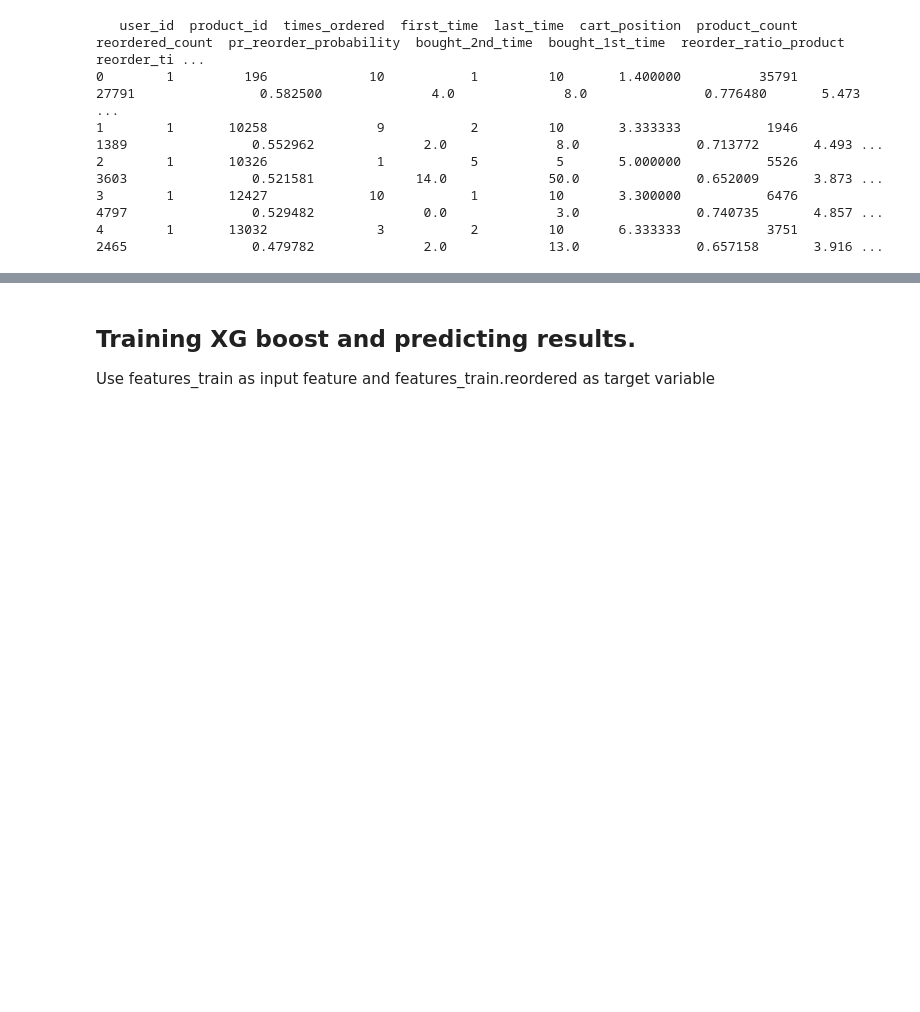
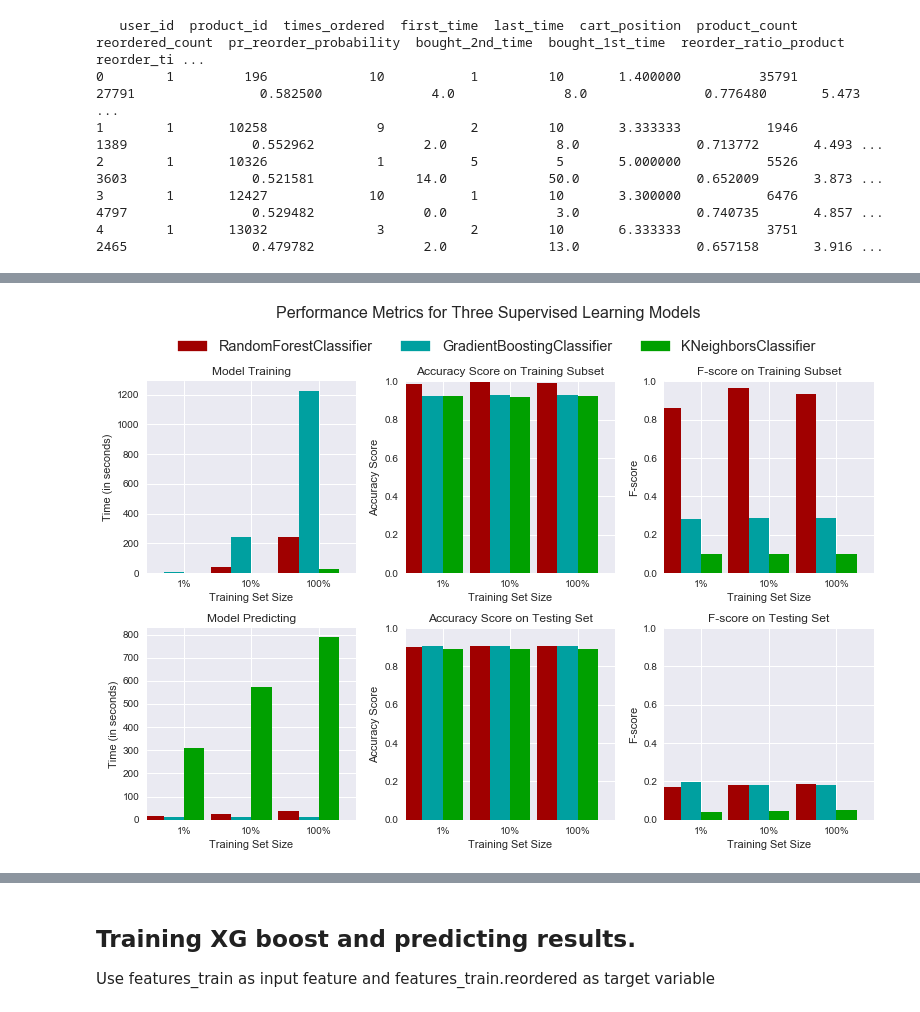
Before and after one commit to pradeepsaiu/kaggle_competetion, a Jupyter notebook: instacart/instacart.ipynb, the cells around one changed output, grey strips where cells are left out. Saved outputs shown, nothing was run; the diff lists cells and outputs as text; code cells hidden in the pictures; blank space fills up the shorter version.

```diff
--- a/instacart/instacart.ipynb
+++ b/instacart/instacart.ipynb
@@ -507,0 +614,5 @@ x_pred = features_test.drop(['user_id','order_id','product_id','reordered'],axis
+# %%
+import visuals1 as vs
+vs.evaluate(results, 0, 0)
+# %% [output]
+[figure, added]
```
Also changed, not shown: parts of 12 cells of this notebook.
